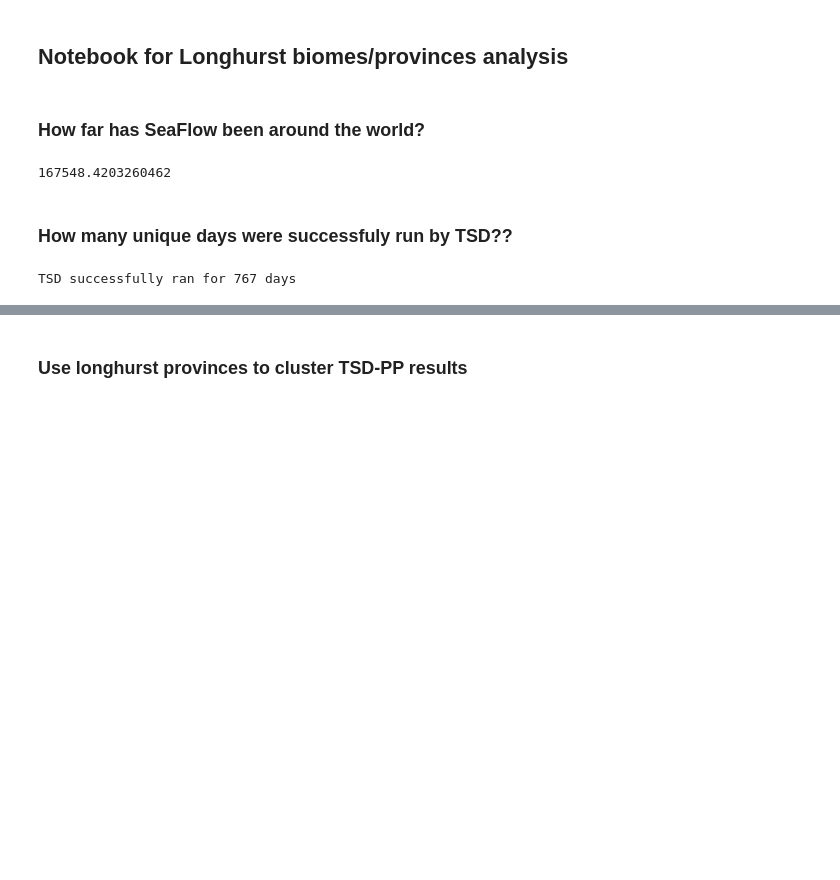
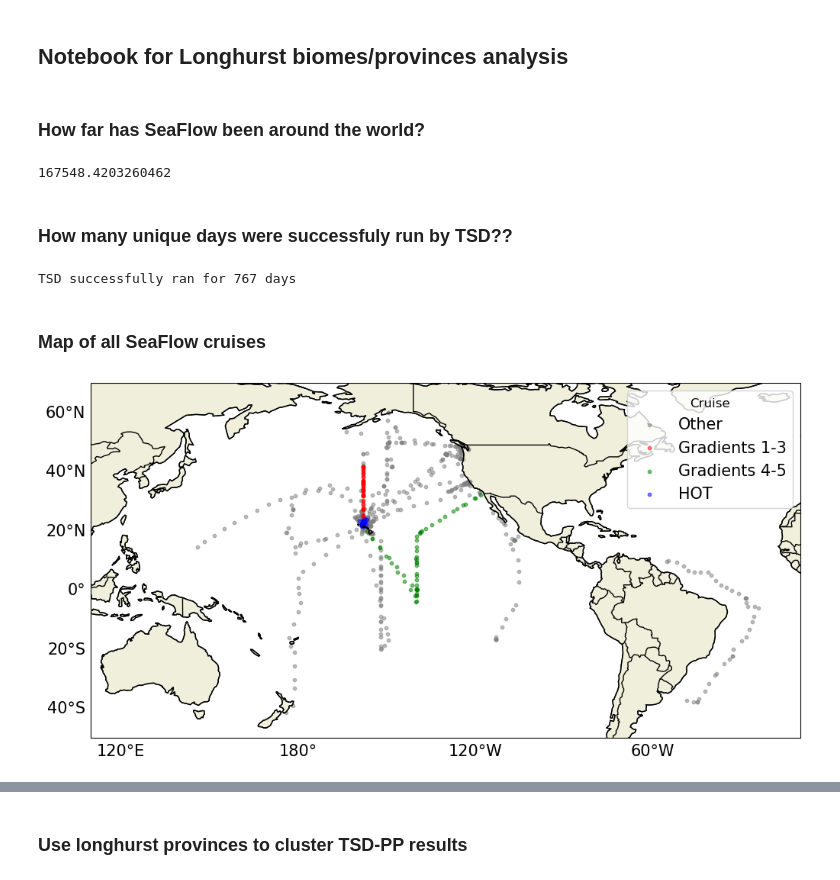
Before and after one commit to klqi/seaflow_tsd, a Jupyter notebook: notebooks/longhurst_figs.ipynb, the cells around one changed output, grey strips where cells are left out. Saved outputs shown, nothing was run; the diff lists cells and outputs as text; code cells hidden in the pictures; blank space fills up the shorter version.

```diff
--- a/notebooks/longhurst_figs.ipynb
+++ b/notebooks/longhurst_figs.ipynb
@@ -71,3 +72,54 @@ tsd_days = len(all_tsd.groupby(['cruise','cruise_day']).count())
 print(f'TSD successfully ran for {tsd_days} days')
 # %% [output]
 TSD successfully ran for 767 days
+# %% [markdown]
+### Map of all SeaFlow cruises
+# %%
+# read in hourly data
+# add column to ID gradients cruises
+gradients_cruises = ['KOK1606', 'MGL1704', 'KM1906', 'TN397', 'TN412']
+hourly_sf['Gradients'] = np.where(hourly_sf['cruise'].isin(gradients_cruises), True, False)
+# summarize to daily
+daily_sf = hourly_sf.groupby([pd.Grouper(key='time', freq='1D'), 'cruise']).mean().reset_index()
+# set cruise types for categorization
+daily_sf['cruise_type'] = 'Other'
+daily_sf.loc[daily_sf['cruise'].isin(gradients123), 'cruise_type'] = 'Gradients 1-3'
+daily_sf.loc[daily_sf['cruise'].isin(gradients45), 'cruise_type'] = 'Gradients 4-5'
+daily_sf.loc[daily_sf['ALOHA'] > 0, 'cruise_type'] = 'HOT'
+
+# create map
+fig= plt.figure(figsize=(12,20))
+# set projection
+ax_main= plt.axes(projection=ccrs.PlateCarree(central_longitude=180))
+# remove gridlines
+gl=ax_main.gridlines(draw_labels=True)
+gl.top_labels = False
+gl.right_labels = False
+gl.xlines=None
+gl.ylines=None
+# set map extent
+ax_main.set_global()
+
+# add each cruise set and legend
+colors = ['gray', 'red', 'green', 'blue',]
+n = 0
+# set order
+daily_sf['cruise_type'] = pd.Categorical(daily_sf['cruise_type'],
+                                         categories=['Other', 'Gradients 1-3', 'Gradients 4-5', 'HOT'],
+                                         ordered=True)
+for category, group in daily_sf.groupby('cruise_type'):
+    ax_main.scatter(group['lon'], group['lat'], transform=ccrs.PlateCarree(), label=category, c=colors[n], s=10, alpha=0.5)
+    n+=1
+
+ax_main.legend(loc='best', title='Cruise', title_fontsize=12)
+
+
+# add features
+ax_main.coastlines(zorder=3)
+ax_main.add_feature(cfeature.COASTLINE)
+ax_main.add_feature(cfeature.LAND)
+ax_main.add_feature(cfeature.BORDERS);
+ax_main.set_extent([110, 350, -50, 70], crs=ccrs.PlateCarree())
+plt.show()
+# %% [output]
+[figure, added]
```
Also changed, not shown: parts of 11 cells of this notebook, 24 other files.
